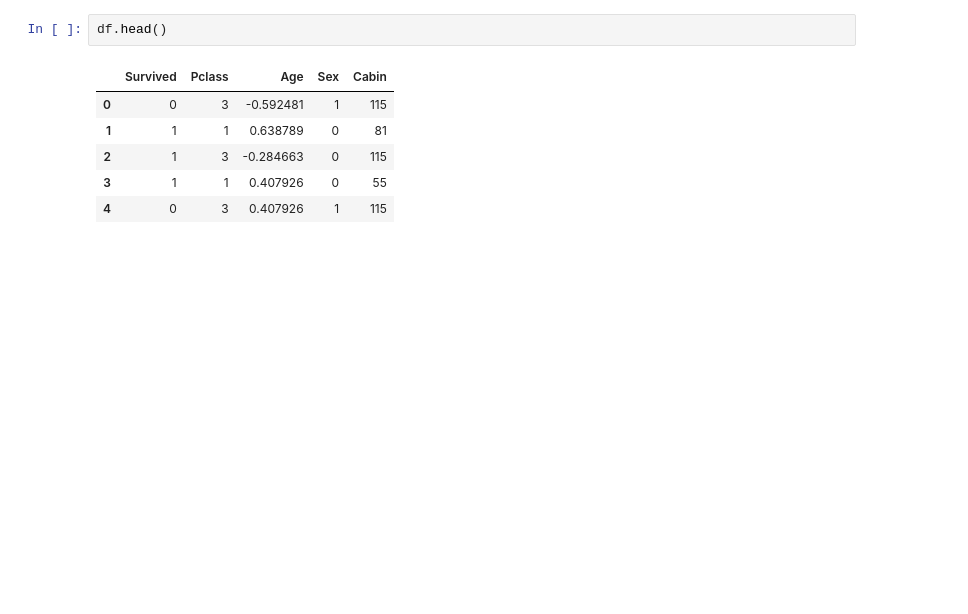
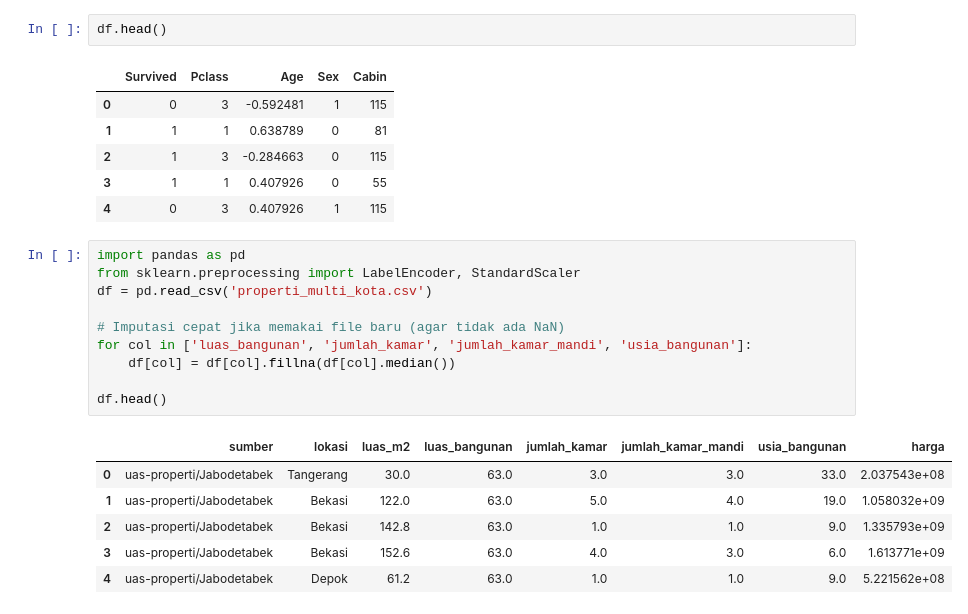
Before and after one commit to m1Febriansyah/244107020199-ML-12, a Jupyter notebook: JS02_Praktikum03.ipynb, the cells around one changed output. Saved outputs shown, nothing was run; the diff lists cells and outputs as text; blank space fills up the shorter version.

```diff
--- a/JS02_Praktikum03.ipynb
+++ b/JS02_Praktikum03.ipynb
@@ -48,3 +48,20 @@ df.head()
 | 2 | 1 | 3 | -0.284663 | 0 | 115 |
 | 3 | 1 | 1 | 0.407926 | 0 | 55 |
 | 4 | 0 | 3 | 0.407926 | 1 | 115 |
+# %%
+import pandas as pd
+from sklearn.preprocessing import LabelEncoder, StandardScaler
+df = pd.read_csv('properti_multi_kota.csv')
+
+# Imputasi cepat jika memakai file baru (agar tidak ada NaN)
+for col in ['luas_bangunan', 'jumlah_kamar', 'jumlah_kamar_mandi', 'usia_bangunan']:
+    df[col] = df[col].fillna(df[col].median())
+
+df.head()
+# %% [output]
+|  | sumber | lokasi | luas_m2 | luas_bangunan | jumlah_kamar | jumlah_kamar_mandi | usia_bangunan | harga |
+| 0 | uas-properti/Jabodetabek | Tangerang | 30.0 | 63.0 | 3.0 | 3.0 | 33.0 | 2.037543e+08 |
+| 1 | uas-properti/Jabodetabek | Bekasi | 122.0 | 63.0 | 5.0 | 4.0 | 19.0 | 1.058032e+09 |
+| 2 | uas-properti/Jabodetabek | Bekasi | 142.8 | 63.0 | 1.0 | 1.0 | 9.0 | 1.335793e+09 |
+| 3 | uas-properti/Jabodetabek | Bekasi | 152.6 | 63.0 | 4.0 | 3.0 | 6.0 | 1.613771e+09 |
+| 4 | uas-properti/Jabodetabek | Depok | 61.2 | 63.0 | 1.0 | 1.0 | 9.0 | 5.221562e+08 |
```
Also changed, not shown: parts of 5 cells of this notebook.
